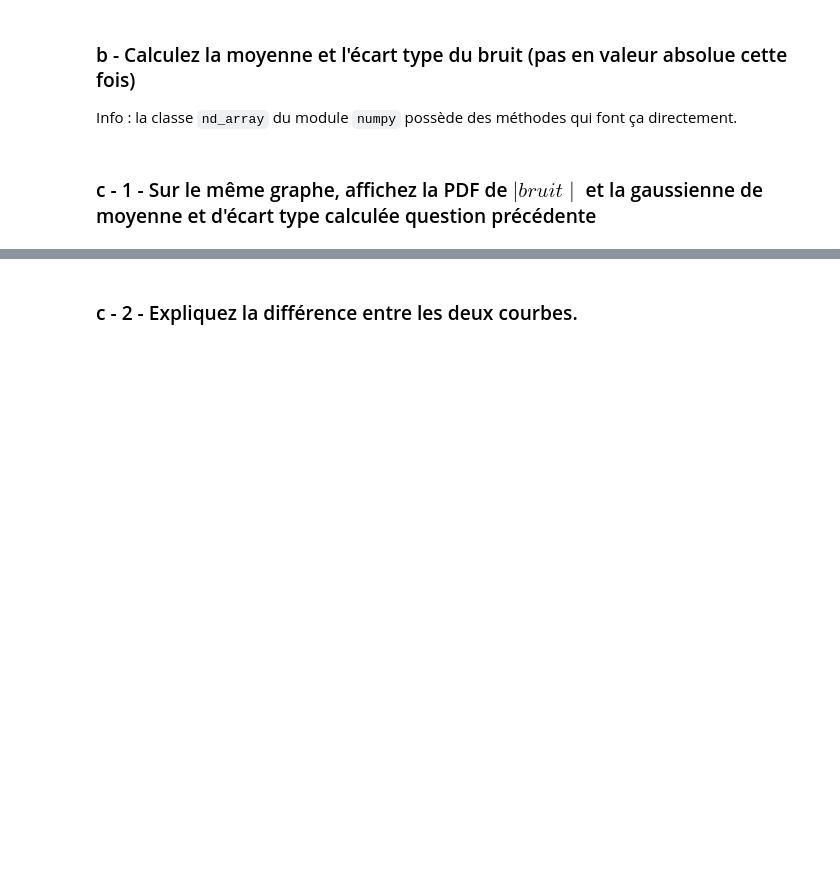
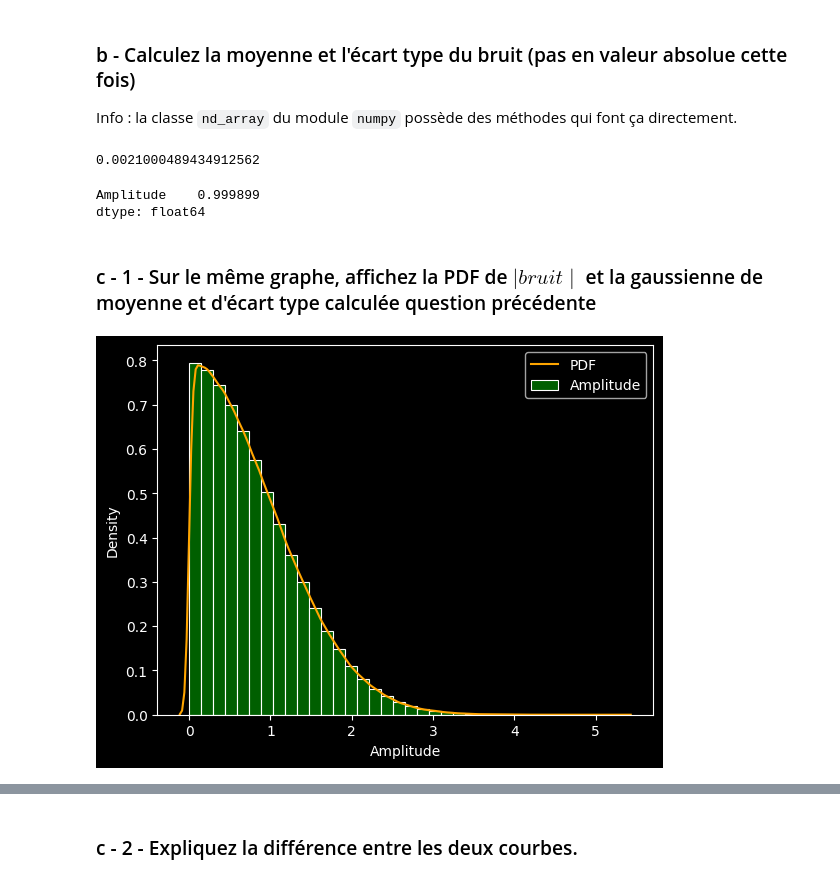
Before and after one commit to eusoumarkinhoz/Stats_Prob-3-Tests-hypothese, a Jupyter notebook: Partie 2 _ Tests-hypthese/Stats-Tests_Hypotheses.ipynb, the cells around one changed output, grey strips where cells are left out. Cells and saved outputs as stored; diff of their text form; code cells hidden in the pictures; blank space fills up the shorter version.

Commit message:
Stats3_init

```diff
--- a/Partie 2 _ Tests-hypthese/Stats-Tests_Hypotheses.ipynb
+++ b/Partie 2 _ Tests-hypthese/Stats-Tests_Hypotheses.ipynb
@@ -85,5 +177,35 @@ Sinon rendez-vous question suivante :)
 # %% [markdown]
 ### b - Calculez la moyenne et l'écart type du bruit (pas en valeur absolue cette fois)
 Info : la classe `nd_array` du module `numpy` possède des méthodes qui font ça directement.
+# %%
+#mean
+bruit_seul_mean = np.mean(bruit_seul)
+bruit_seul_mean
+# %% [output]
+0.0021000489434912562
+# %%
+#std deviation
+bruit_seul_std = np.std(bruit_seul)
+bruit_seul_std
+# %% [output]
+Amplitude    0.999899
+dtype: float64
 # %% [markdown]
 ### c - 1 - Sur le même graphe, affichez la PDF de $ \mid bruit \mid $ et la gaussienne de moyenne et d'écart type calculée question précédente
+# %%
+sns.histplot(bruit_seul_abs['Amplitude'],
+             #kde=True,
+             bins=int(180/5),
+             color = 'green',
+             edgecolor = 'white',
+             linewidth=0.8,
+             stat='density',
+             label = 'Amplitude'
+             )
+
+sns.kdeplot(bruit_seul_abs['Amplitude'], color='orange', linewidth=1.5, label='PDF')
+
+plt.legend()
+plt.show()
+# %% [output]
+[figure, added]
```
Also changed, not shown: parts of 19 cells of this notebook, 1 other file.
